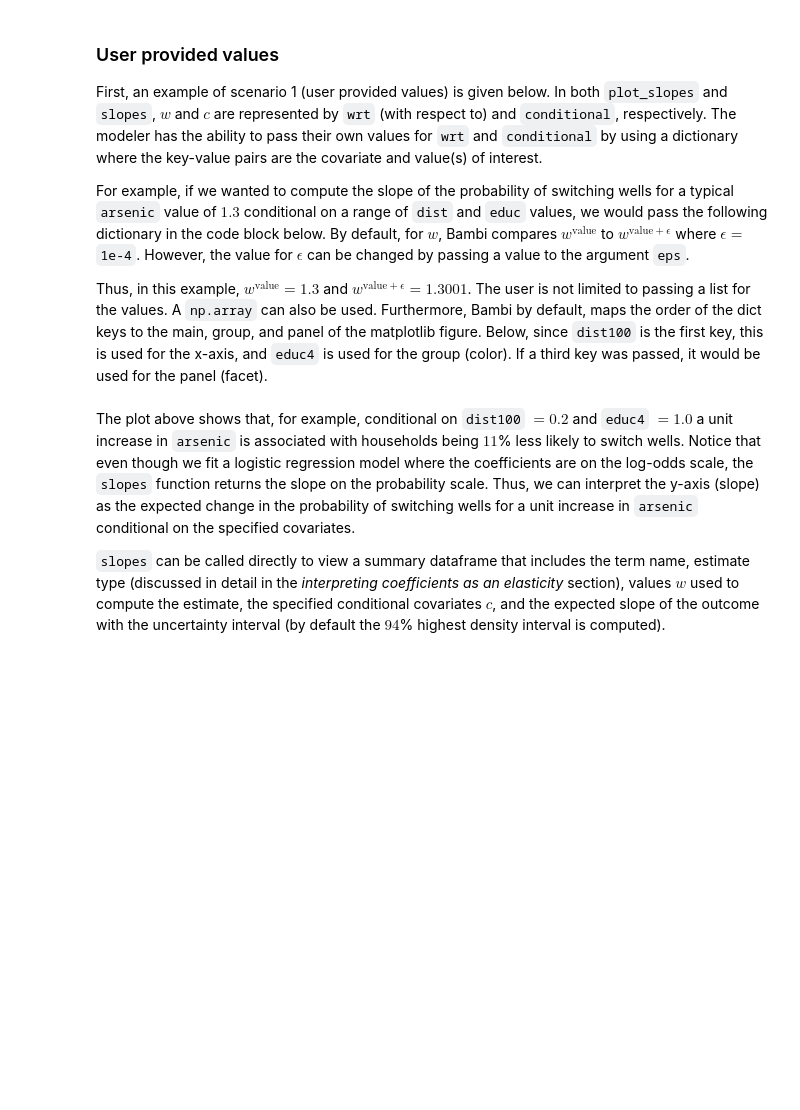
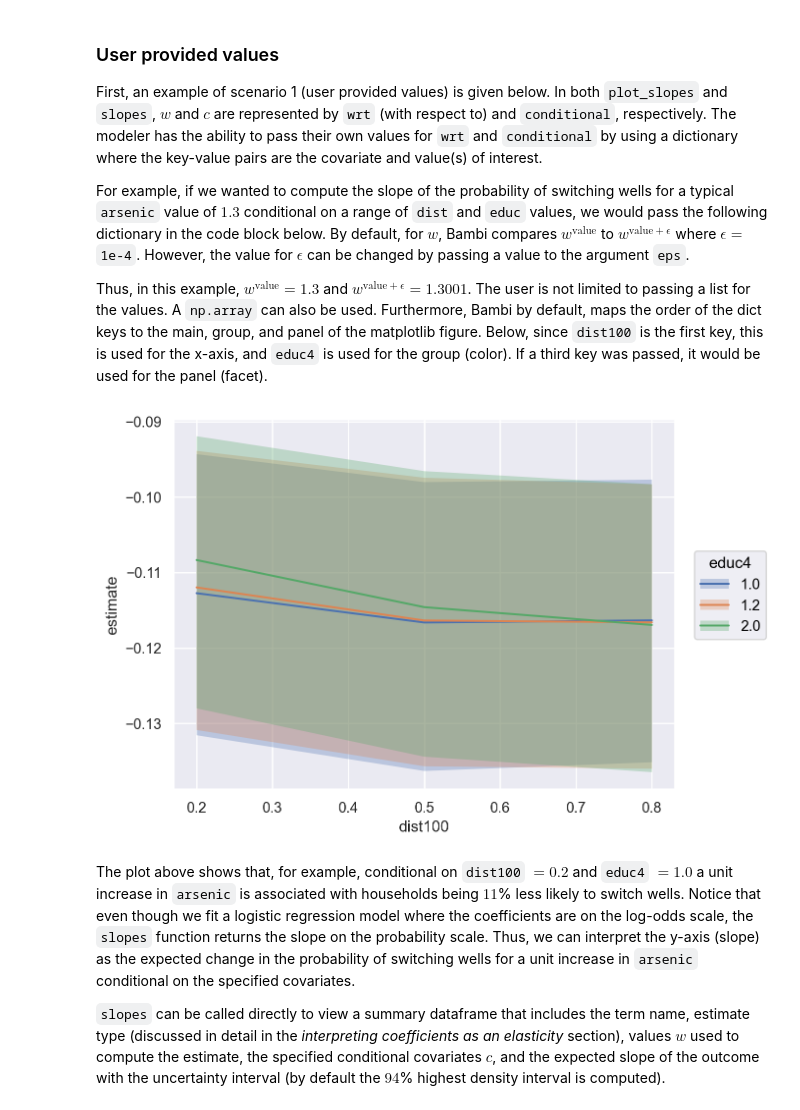
Before and after one commit to bambinos/bambi, a Jupyter notebook: docs/notebooks/plot_slopes.ipynb, the cells around one changed output. Saved outputs shown, nothing was run; the diff lists cells and outputs as text; code cells hidden in the pictures; blank space fills up the shorter version.

```diff
--- a/docs/notebooks/plot_slopes.ipynb
+++ b/docs/notebooks/plot_slopes.ipynb
@@ -130,13 +130,14 @@ For example, if we wanted to compute the slope of the probability of switching w
 
 Thus, in this example, $w^\text{value} = 1.3$ and $w^{\text{value} + \epsilon} = 1.3001$. The user is not limited to passing a list for the values. A `np.array` can also be used. Furthermore, Bambi by default, maps the order of the dict keys to the main, group, and panel of the matplotlib figure. Below, since `dist100` is the first key, this is used for the x-axis, and `educ4` is used for the group (color). If a third key was passed, it would be used for the panel (facet).
 # %%
-plot = bmb.interpret.plot_slopes(
+bmb.interpret.plot_slopes(
     well_model,
     well_idata,
     wrt={"arsenic": 1.3},
     conditional={"dist100": [0.20, 0.50, 0.80], "educ4": [1.00, 1.20, 2.00]},
 )
-# fig.axes[0].set_ylabel("Slope of Well Switching Probability");
+# %% [output]
+[figure, added]
 # %% [markdown]
 The plot above shows that, for example, conditional on `dist100` $= 0.2$ and `educ4` $= 1.0$ a unit increase in `arsenic` is associated with households being $11$% less likely to switch wells. Notice that even though we fit a logistic regression model where the coefficients are on the log-odds scale, the `slopes` function returns the slope on the probability scale. Thus, we can interpret the y-axis (slope) as the expected change in the probability of switching wells for a unit increase in `arsenic` conditional on the specified covariates.
 
```
Also changed, not shown: parts of 5 cells of this notebook, 9 other files.
